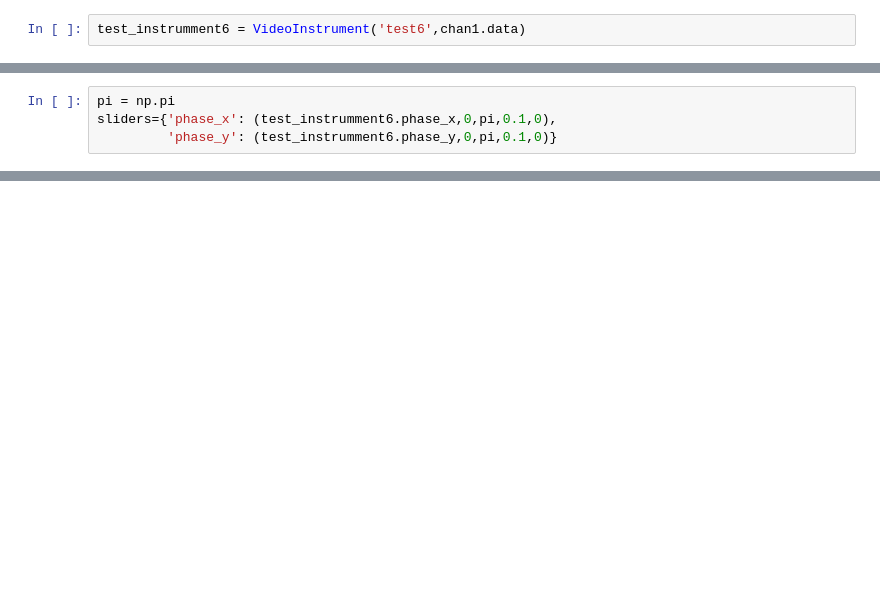
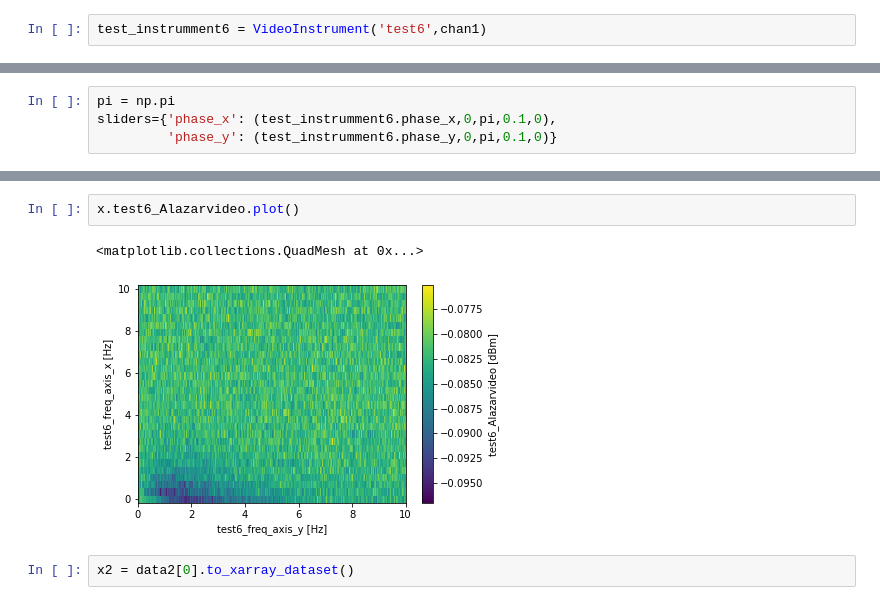
Before and after one commit to qdev-dk/pulsequantum, a Jupyter notebook: docs/example_notebooks/live_stream-6Jul2021.ipynb, the cells around one changed output, grey strips where cells are left out. Drawn from its saved outputs; the diff is of its cells as text; blank space fills up the shorter version.

```diff
--- a/docs/example_notebooks/live_stream-6Jul2021.ipynb
+++ b/docs/example_notebooks/live_stream-6Jul2021.ipynb
@@ -189,4 +189,4 @@ class VideoInstrument(Instrument):
                    channel = self.channel,
                    vals=Arrays(shape=(self.n_pointsx.get_latest,self.n_pointsy.get_latest)))
 # %%
-test_instrumment6 = VideoInstrument('test6',chan1.data)
+test_instrumment6 = VideoInstrument('test6',chan1)
@@ -200,0 +242,7 @@ AttributeError: 'tuple' object has no attribute 'label'
+# %%
+x.test6_Alazarvideo.plot()
+# %% [output]
+<matplotlib.collections.QuadMesh at 0x...>
+[figure, added]
+# %%
+x2 = data2[0].to_xarray_dataset()
```
Also changed, not shown: parts of 13 cells of this notebook.
